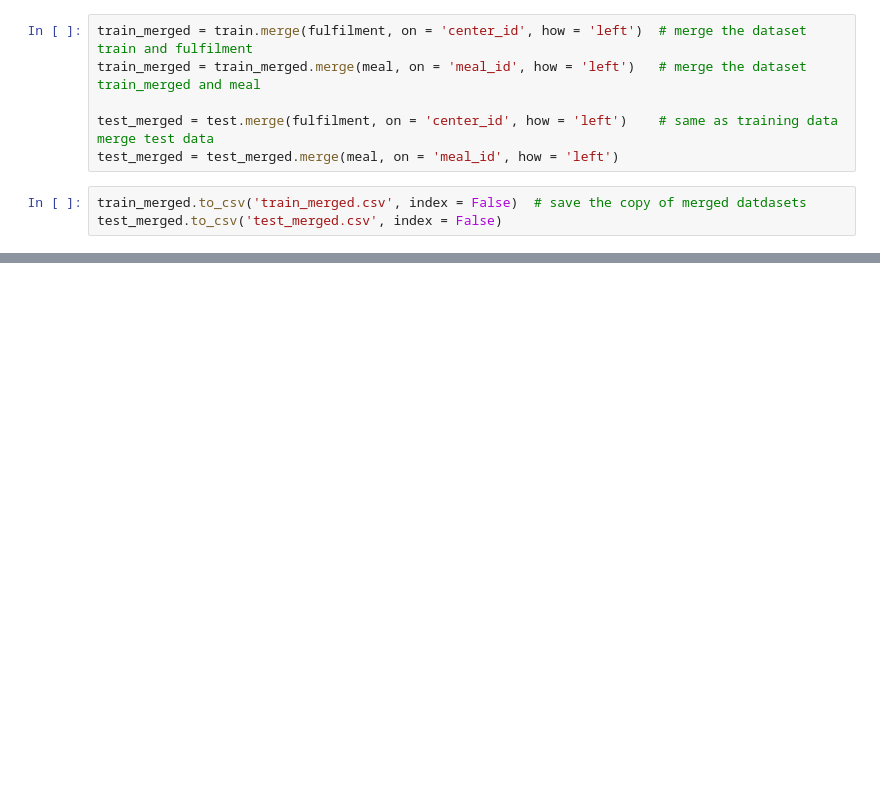
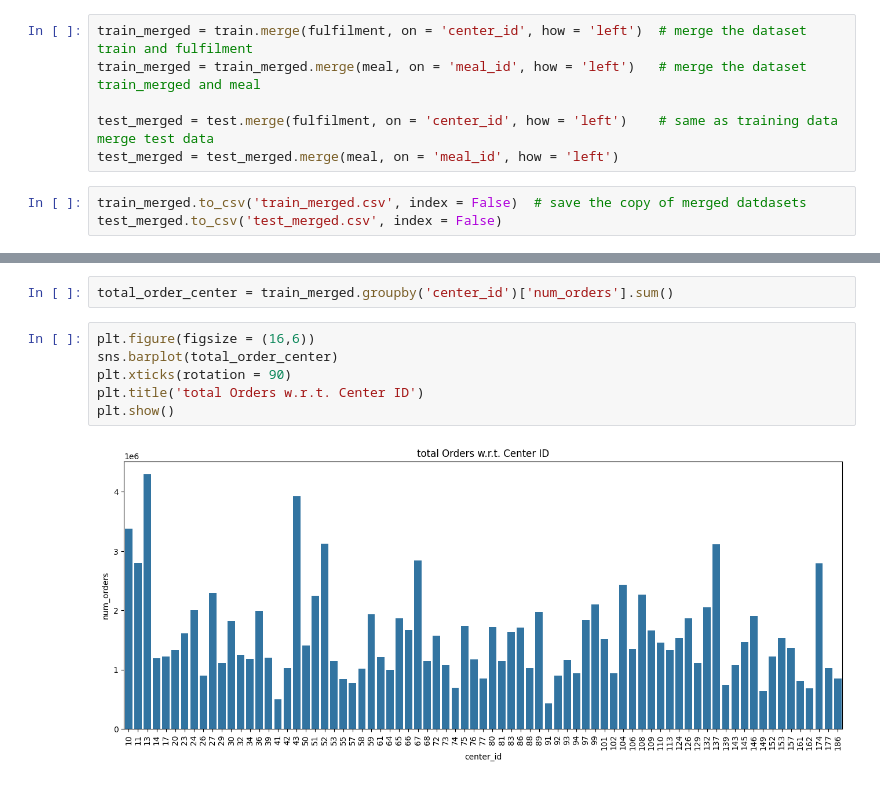
Before and after one commit to am1t-verma/AI_Demand_Forecasting_and_Inventory_Optimization, a Jupyter notebook: eda_food_demand_forecasting_v1.ipynb, the cells around one changed output, grey strips where cells are left out. Saved outputs shown, nothing was run; the diff lists cells and outputs as text; blank space fills up the shorter version.

```diff
--- a/eda_food_demand_forecasting_v1.ipynb
+++ b/eda_food_demand_forecasting_v1.ipynb
@@ -43,0 +211,10 @@ dtype: int64
+# %%
+total_order_center = train_merged.groupby('center_id')['num_orders'].sum()
+# %%
+plt.figure(figsize = (16,6))
+sns.barplot(total_order_center)
+plt.xticks(rotation = 90)
+plt.title('total Orders w.r.t. Center ID')
+plt.show()
+# %% [output]
+[figure, added]
```
Also changed, not shown: parts of 32 cells of this notebook.
